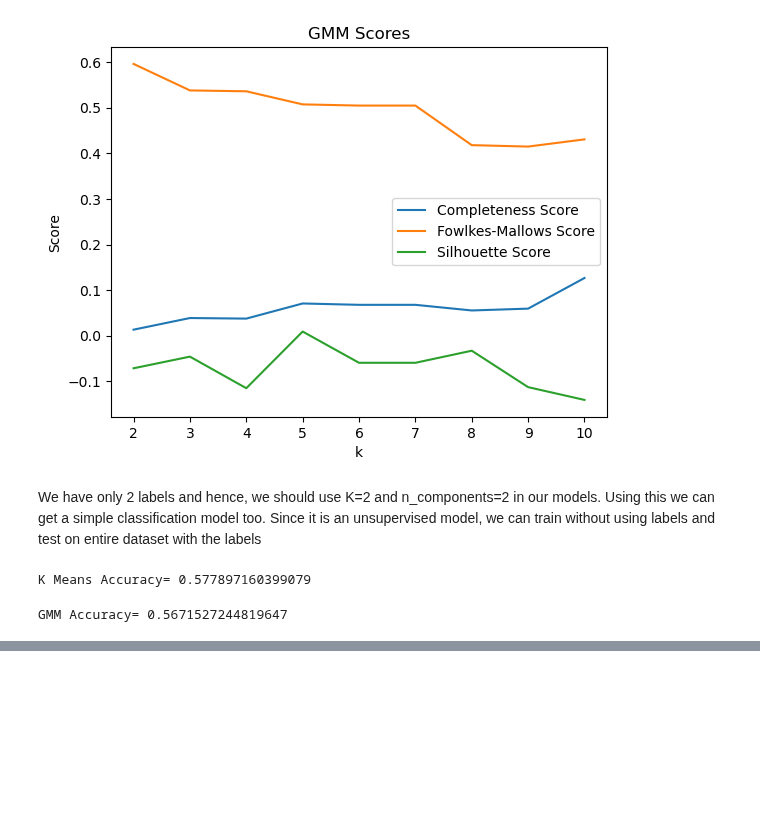
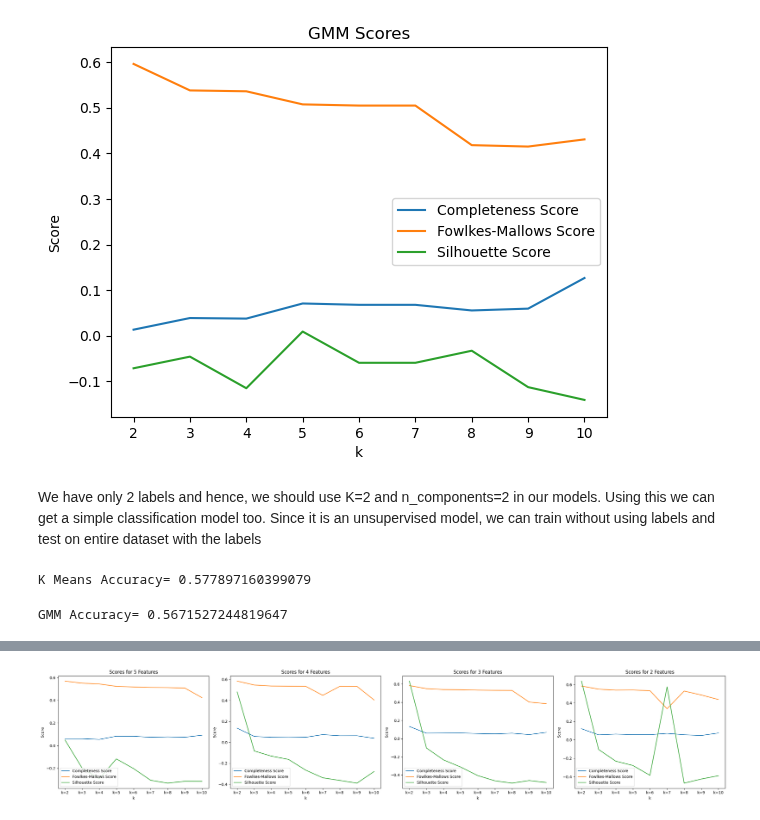
Before and after one commit to ml-cvd-prediction/ml-cvd-prediction.github.io, a Jupyter notebook: src/unsupervised.ipynb, the cells around one changed output, grey strips where cells are left out. Cells and saved outputs as stored; diff of their text form; code cells hidden in the pictures; blank space fills up the shorter version.

```diff
--- a/src/unsupervised.ipynb
+++ b/src/unsupervised.ipynb
@@ -199,0 +288,44 @@ GMM Accuracy= 0.5671527244819647
+# %%
+# Plotting the scores for different numbers of features
+fig, axes = plt.subplots(1, 4, figsize=(25, 5))
+
+# Plot for 5 features
+axes[0].plot(completeness_scores_5features.keys(), completeness_scores_5features.values(), label='Completeness Score')
+axes[0].plot(fowlkes_mallows_scores_5features.keys(), fowlkes_mallows_scores_5features.values(), label='Fowlkes-Mallows Score')
+axes[0].plot(silhouette_scores_5features.keys(), silhouette_scores_5features.values(), label='Silhouette Score')
+axes[0].set_xlabel('k')
+axes[0].set_ylabel('Score')
+axes[0].set_title('Scores for 5 Features')
+axes[0].legend()
+
+# Plot for 4 features
+axes[1].plot(completeness_scores_4features.keys(), completeness_scores_4features.values(), label='Completeness Score')
+axes[1].plot(fowlkes_mallows_scores_4features.keys(), fowlkes_mallows_scores_4features.values(), label='Fowlkes-Mallows Score')
+axes[1].plot(silhouette_scores_4features.keys(), silhouette_scores_4features.values(), label='Silhouette Score')
+axes[1].set_xlabel('k')
+axes[1].set_ylabel('Score')
+axes[1].set_title('Scores for 4 Features')
+axes[1].legend()
+
+# Plot for 3 features
+axes[2].plot(completeness_scores_3features.keys(), completeness_scores_3features.values(), label='Completeness Score')
+axes[2].plot(fowlkes_mallows_scores_3features.keys(), fowlkes_mallows_scores_3features.values(), label='Fowlkes-Mallows Score')
+axes[2].plot(silhouette_scores_3features.keys(), silhouette_scores_3features.values(), label='Silhouette Score')
+axes[2].set_xlabel('k')
+axes[2].set_ylabel('Score')
+axes[2].set_title('Scores for 3 Features')
+axes[2].legend()
+
+# Plot for 2 features
+axes[3].plot(completeness_scores_2features.keys(), completeness_scores_2features.values(), label='Completeness Score')
+axes[3].plot(fowlkes_mallows_scores_2features.keys(), fowlkes_mallows_scores_2features.values(), label='Fowlkes-Mallows Score')
+axes[3].plot(silhouette_scores_2features.keys(), silhouette_scores_2features.values(), label='Silhouette Score')
+axes[3].set_xlabel('k')
+axes[3].set_ylabel('Score')
+axes[3].set_title('Scores for 2 Features')
+axes[3].legend()
+
+plt.tight_layout()
+plt.show()
+# %% [output]
+[figure, added]
```
Also changed, not shown: parts of 2 cells of this notebook, 3 other files.
